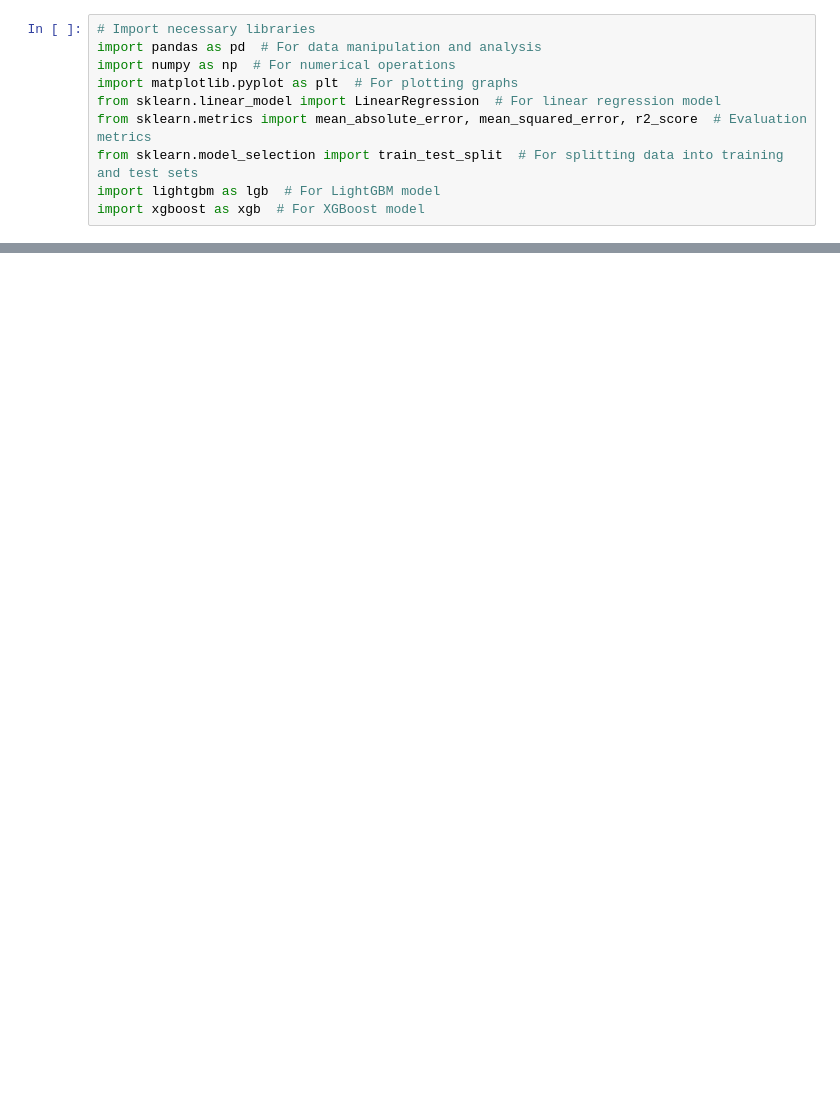
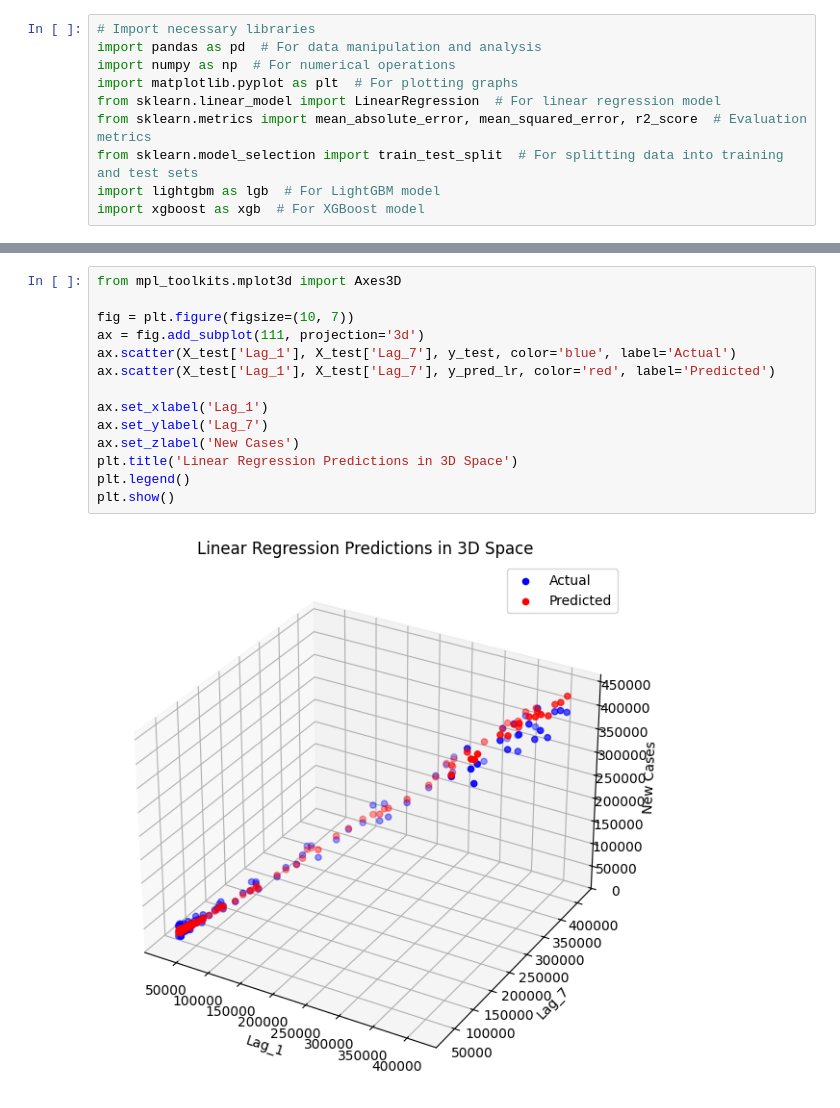
Before and after one commit to TheStormBreaks/data-science-seminar-cynergy, a Jupyter notebook: main.ipynb, the cells around one changed output, grey strips where cells are left out. Saved outputs shown, nothing was run; the diff lists cells and outputs as text; blank space fills up the shorter version.

```diff
--- a/main.ipynb
+++ b/main.ipynb
@@ -128,0 +109,16 @@ plt.plot(dates_test, y_pred_xgb, label="XGBoost", linestyle='--')  # Predicted c
+# %%
+from mpl_toolkits.mplot3d import Axes3D
+
+fig = plt.figure(figsize=(10, 7))
+ax = fig.add_subplot(111, projection='3d')
+ax.scatter(X_test['Lag_1'], X_test['Lag_7'], y_test, color='blue', label='Actual')
+ax.scatter(X_test['Lag_1'], X_test['Lag_7'], y_pred_lr, color='red', label='Predicted')
+
+ax.set_xlabel('Lag_1')
+ax.set_ylabel('Lag_7')
+ax.set_zlabel('New Cases')
+plt.title('Linear Regression Predictions in 3D Space')
+plt.legend()
+plt.show()
+# %% [output]
+[figure, added]
```
Also changed, not shown: parts of 12 cells of this notebook, 4 other files.
